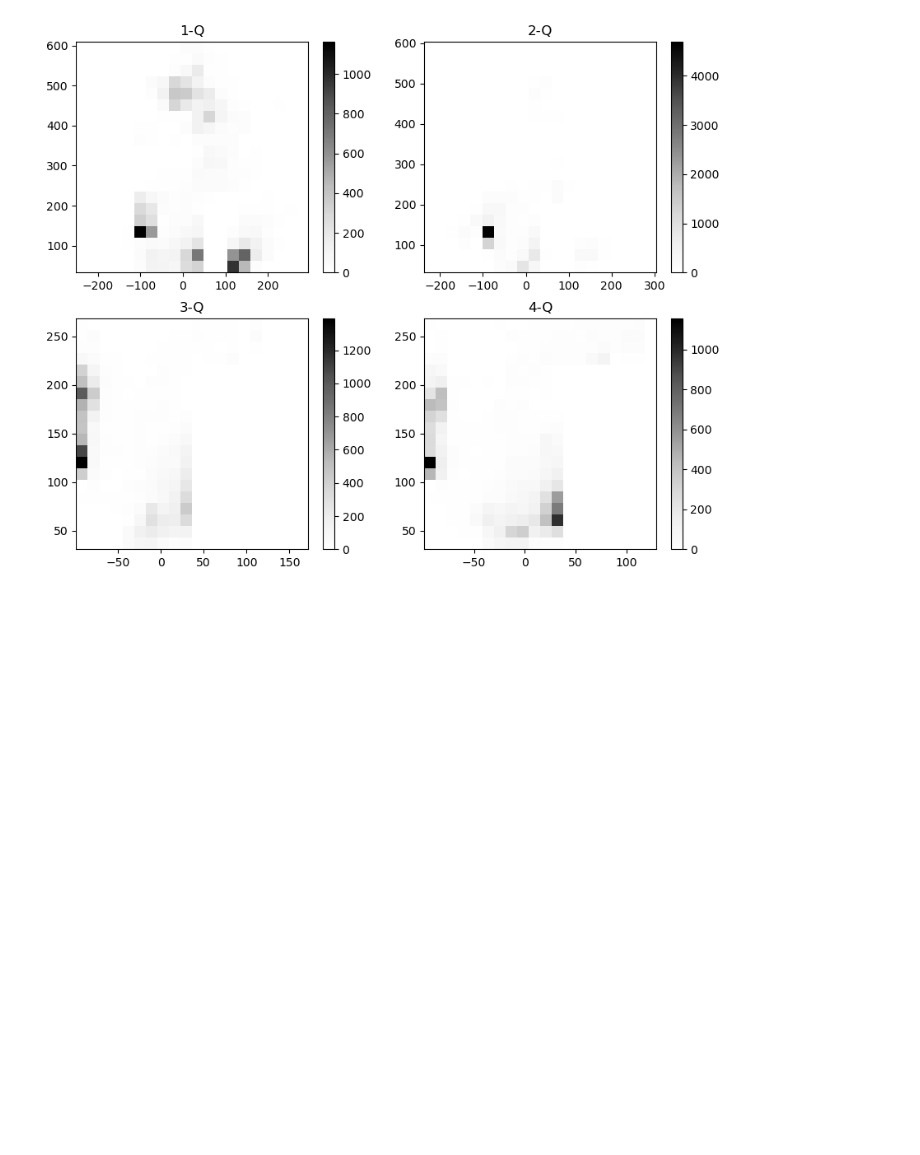
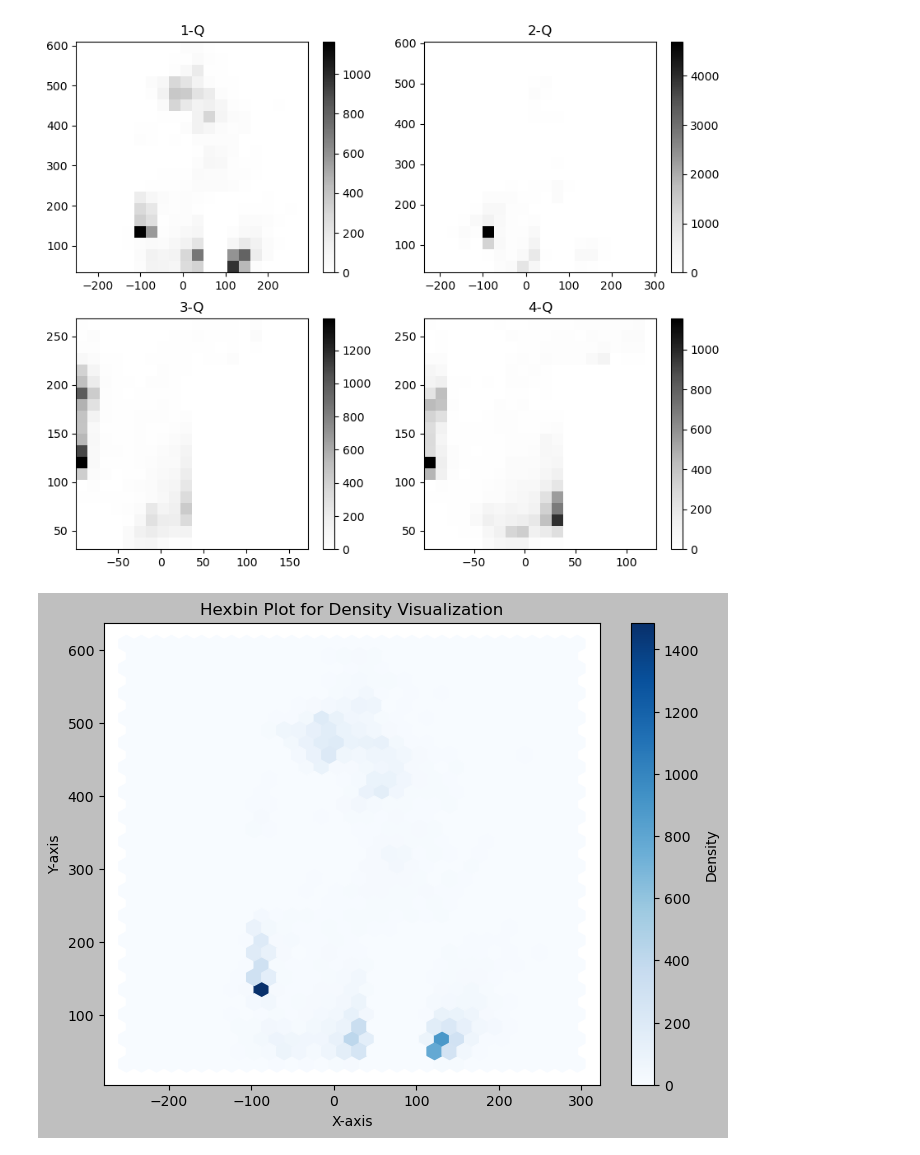
Before and after one commit to il-kwang/my_all, a Jupyter notebook: csv1_.ipynb, the cells around one changed output. Saved outputs shown, nothing was run; the diff lists cells and outputs as text; code cells hidden in the pictures; blank space fills up the shorter version.

```diff
--- a/csv1_.ipynb
+++ b/csv1_.ipynb
@@ -93,3 +93,17 @@ plt.colorbar()
 plt.show()
 # %% [output]
 [figure]
+# %%
+
+# 산포도 그리기
+plt.figure(figsize=(8, 6))
+plt.hexbin(x5, y5, gridsize=30, cmap='Blues')  # gridsize 값이 클수록 세밀한 표현
+plt.colorbar(label='Density')
+
+plt.title('Hexbin Plot for Density Visualization')
+plt.xlabel('X-axis')
+plt.ylabel('Y-axis')
+
+plt.show()
+# %% [output]
+[figure, added]
```
Also changed, not shown: parts of 4 cells of this notebook.
